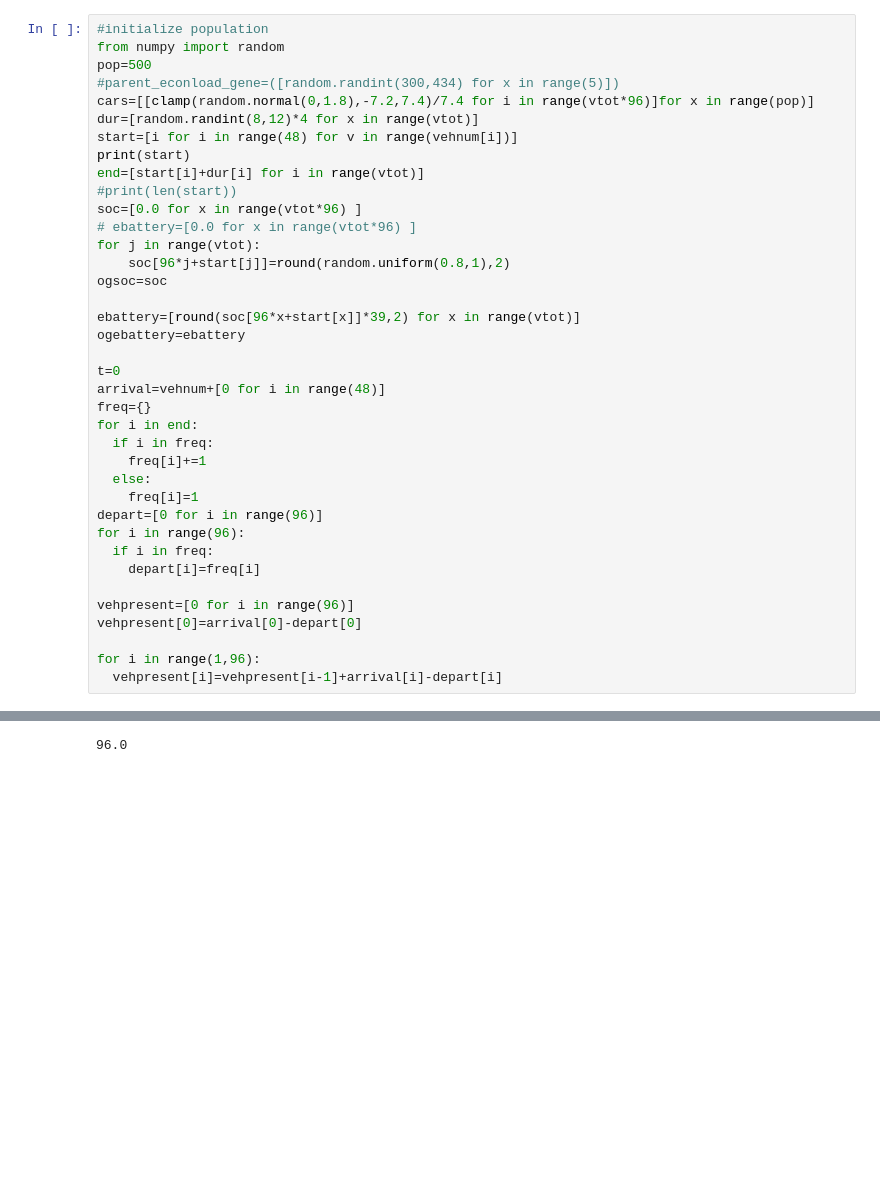
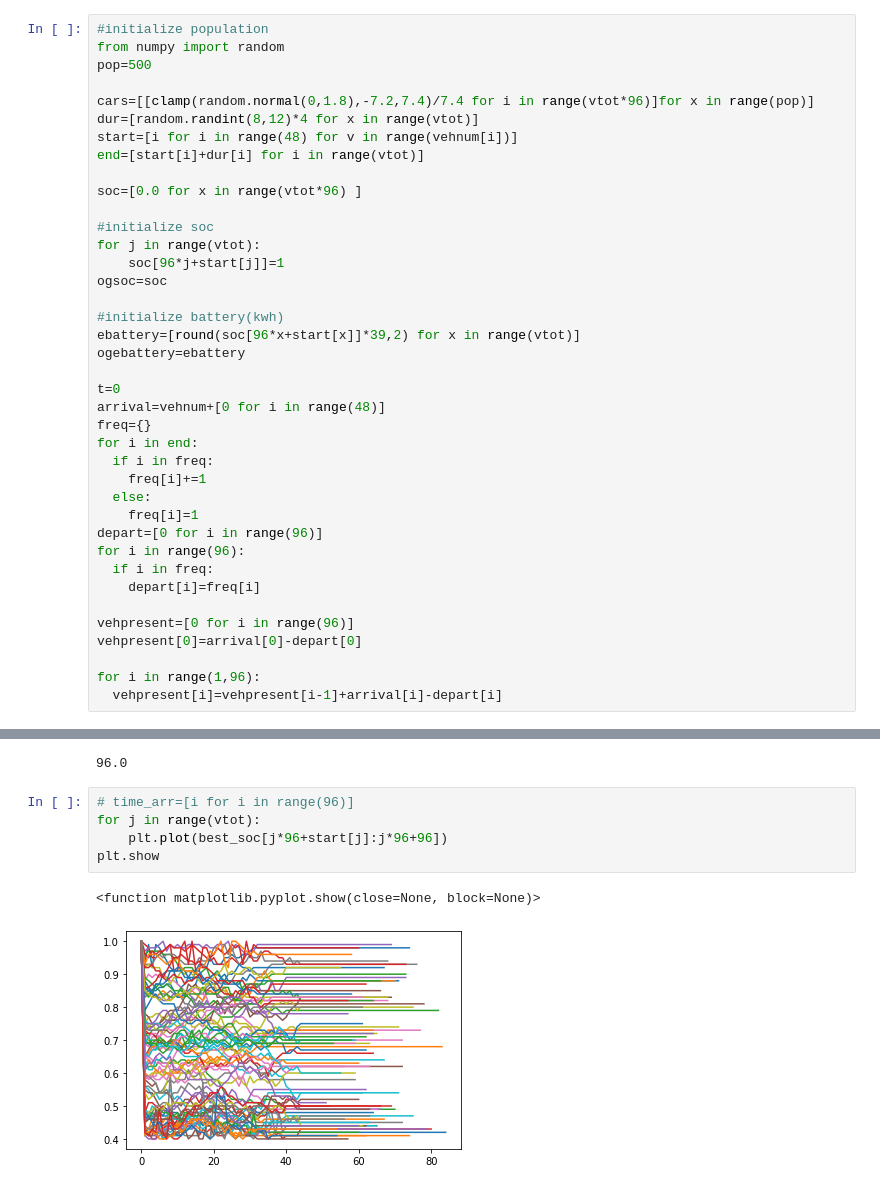
Before and after one commit to NithinSravan/fyp-ga-neuroevolution, a Jupyter notebook: FYP.ipynb, the cells around one changed output, grey strips where cells are left out. Saved outputs shown, nothing was run; the diff lists cells and outputs as text; blank space fills up the shorter version.

```diff
--- a/FYP.ipynb
+++ b/FYP.ipynb
@@ -96,19 +63,20 @@ Random shuffling of (-1,1)
 #initialize population
 from numpy import random
 pop=500
-#parent_econload_gene=([random.randint(300,434) for x in range(5)])
+
 cars=[[clamp(random.normal(0,1.8),-7.2,7.4)/7.4 for i in range(vtot*96)]for x in range(pop)]
 dur=[random.randint(8,12)*4 for x in range(vtot)]
 start=[i for i in range(48) for v in range(vehnum[i])]
-print(start)
 end=[start[i]+dur[i] for i in range(vtot)]
-#print(len(start))
+
 soc=[0.0 for x in range(vtot*96) ]
-# ebattery=[0.0 for x in range(vtot*96) ]
+
+#initialize soc
 for j in range(vtot):
-    soc[96*j+start[j]]=round(random.uniform(0.8,1),2)
+    soc[96*j+start[j]]=1
 ogsoc=soc
 
+#initialize battery(kwh)
 ebattery=[round(soc[96*x+start[x]]*39,2) for x in range(vtot)]
 ogebattery=ebattery
 
@@ -369,3 +258,11 @@ best 40 : 8.98534084935296
 len(best_soc)/85
 # %% [output]
 96.0
+# %%
+# time_arr=[i for i in range(96)]
+for j in range(vtot):
+    plt.plot(best_soc[j*96+start[j]:j*96+96])
+plt.show
+# %% [output]
+<function matplotlib.pyplot.show(close=None, block=None)>
+[figure, added]
```
Also changed, not shown: parts of 24 cells of this notebook.
